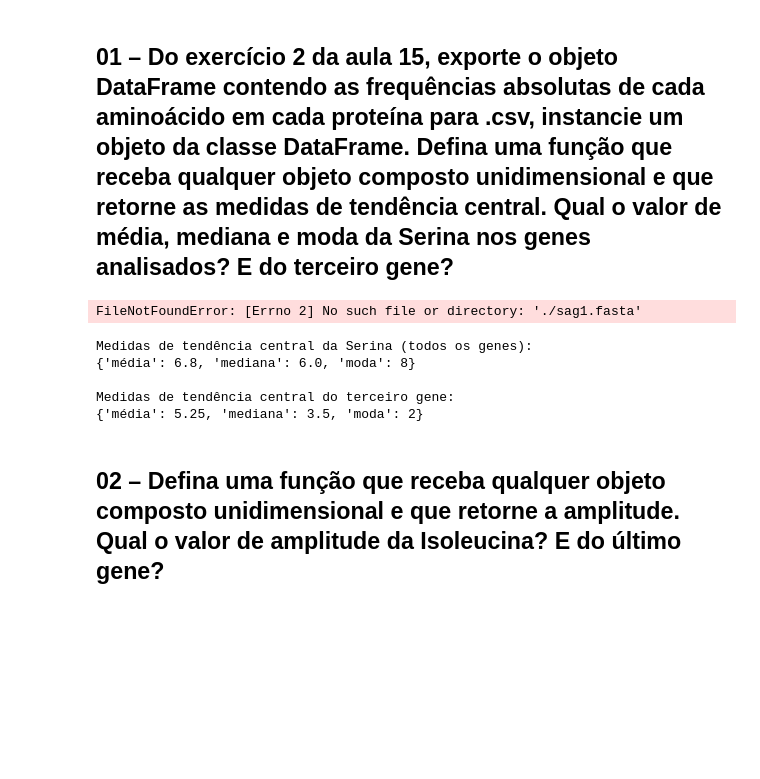
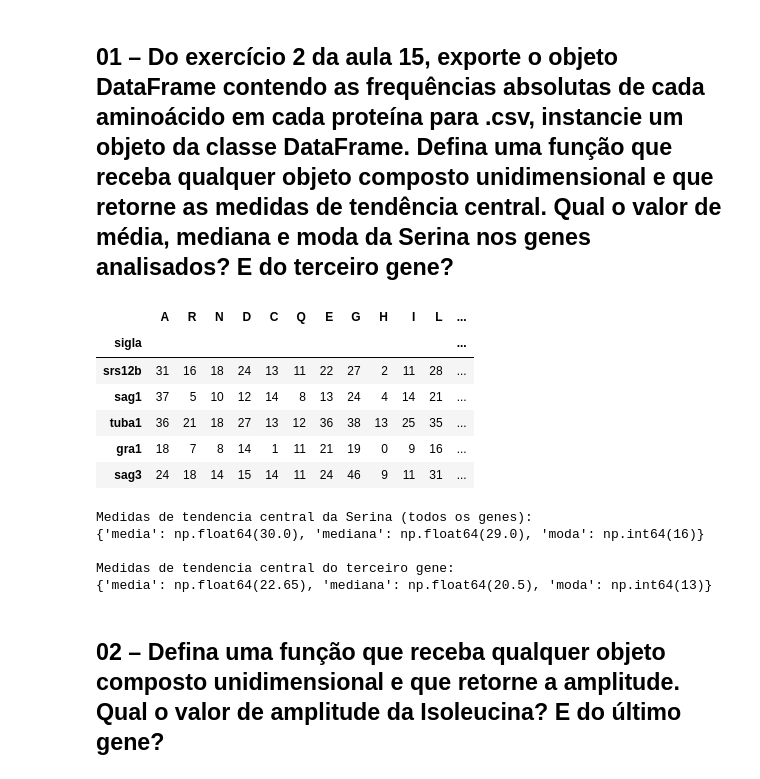
Before and after one commit to tveigaferreira-hue/python-disciplina, a Jupyter notebook: Exercícios/16-Medidas_Resumo_2_2026-04-01.ipynb, the cells around one changed output. Saved outputs shown, nothing was run; the diff lists cells and outputs as text; code cells hidden in the pictures; blank space fills up the shorter version.

```diff
--- a/Exercícios/16-Medidas_Resumo_2_2026-04-01.ipynb
+++ b/Exercícios/16-Medidas_Resumo_2_2026-04-01.ipynb
@@ -7,42 +7,41 @@ import pandas as pd
 import numpy as np
 from Bio import SeqIO
 import matplotlib.pyplot as plt
-# %%
-arquivos_fasta = ["sag1.fasta", "sag3.fasta", "gra1.fasta", "tuba1.fasta", "srs12b.fasta"]
-aminoacidos = ["A", "R", "N", "D", "C", "Q", "E", "G", "H", "I", "L", "K", "M", "F", "P", "S", "T", "W", "Y", "V"]
-sequencias = {}
-for arquivo in arquivos_fasta:
-    gene = arquivo.replace(".fasta", "")
-    record = SeqIO.read(f"./{arquivo}", "fasta")
-    sequencias[gene] = str(record.seq)
-df_aa = pd.DataFrame(index=aminoacidos, columns=arquivos_fasta)for gene, seq in sequencias.items():
-    contagem = []    for aa in aminoacidos:
-        contagem.append(seq.count(aa))    df_aa[gene] = pd.Series(contagem)
-df_aa = df_aa.T
-print("DataFrame importado com sucesso!")
-# %% [output]
-FileNotFoundError: [Errno 2] No such file or directory: './sag1.fasta'
+# %%
+import pandas as pd
+
+df_aa = pd.read_csv(r"C:\Users\tveig\python-disciplina\Exercícios\15 - Medidas Resumo 1\q02_exer15.csv", index_col=0)
+
+df_aa
+# %% [output]
+|  | A | R | N | D | C | Q | E | G | H | I | L | ... |
+| sigla |  |  |  |  |  |  |  |  |  |  |  | ... |
+| srs12b | 31 | 16 | 18 | 24 | 13 | 11 | 22 | 27 | 2 | 11 | 28 | ... |
+| sag1 | 37 | 5 | 10 | 12 | 14 | 8 | 13 | 24 | 4 | 14 | 21 | ... |
+| tuba1 | 36 | 21 | 18 | 27 | 13 | 12 | 36 | 38 | 13 | 25 | 35 | ... |
+| gra1 | 18 | 7 | 8 | 14 | 1 | 11 | 21 | 19 | 0 | 9 | 16 | ... |
+| sag3 | 24 | 18 | 14 | 15 | 14 | 11 | 24 | 46 | 9 | 11 | 31 | ... |
 # %%
 def tendencia_central(dados):
     media = dados.mean()
     mediana = dados.median()
     moda = dados.mode()[0]
-    return {"média": media, "mediana": mediana, "moda": moda}
+    return {"media": media, "mediana": mediana, "moda": moda}
 serinas = df_aa["S"]
 resultado = tendencia_central(serinas)
-print("Medidas de tendência central da Serina (todos os genes):")
+print("Medidas de tendencia central da Serina (todos os genes):")
 print(resultado)
 print()
 terceiro_gene = df_aa.iloc[2]
 resultado_terceiro = tendencia_central(terceiro_gene)
-print("Medidas de tendência central do terceiro gene:")
+print("Medidas de tendencia central do terceiro gene:")
 print(resultado_terceiro)
 # %% [output]
-Medidas de tendência central da Serina (todos os genes):
-{'média': 6.8, 'mediana': 6.0, 'moda': 8}
+Medidas de tendencia central da Serina (todos os genes):
+{'media': np.float64(30.0), 'mediana': np.float64(29.0), 'moda': np.int64(16)}
 
-Medidas de tendência central do terceiro gene:
-{'média': 5.25, 'mediana': 3.5, 'moda': 2}
+Medidas de tendencia central do terceiro gene:
+{'media': np.float64(22.65), 'mediana': np.float64(20.5), 'moda': np.int64(13)}
 # %% [markdown]
 ## 02 – Defina uma função que receba qualquer objeto composto unidimensional e que retorne a amplitude. Qual o valor de amplitude da Isoleucina? E do último gene?
 # %%
```
Also changed, not shown: parts of 9 cells of this notebook, 3 other files.
